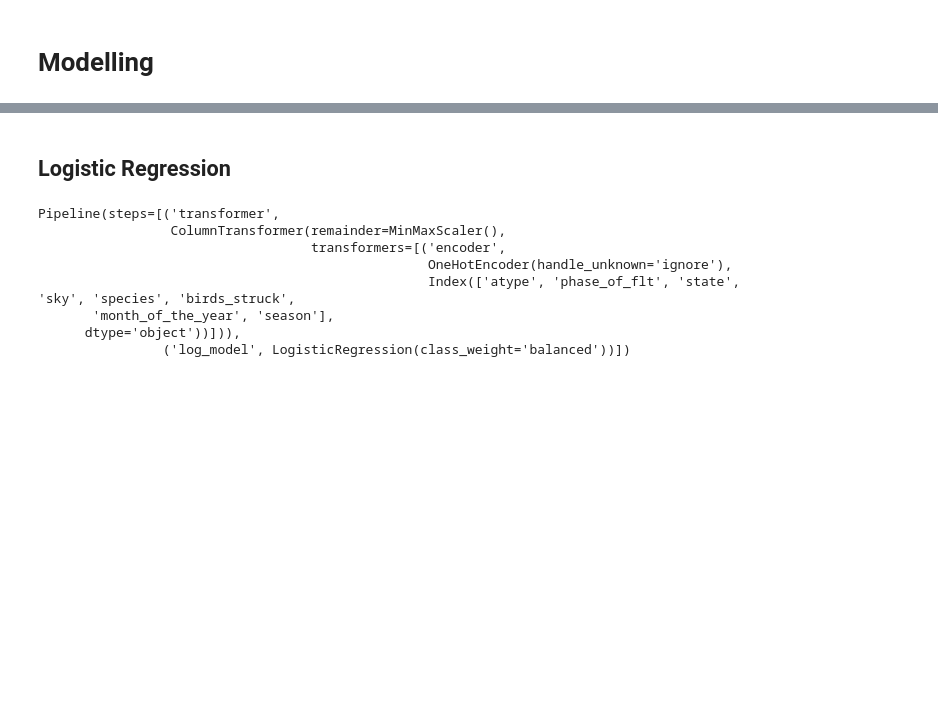
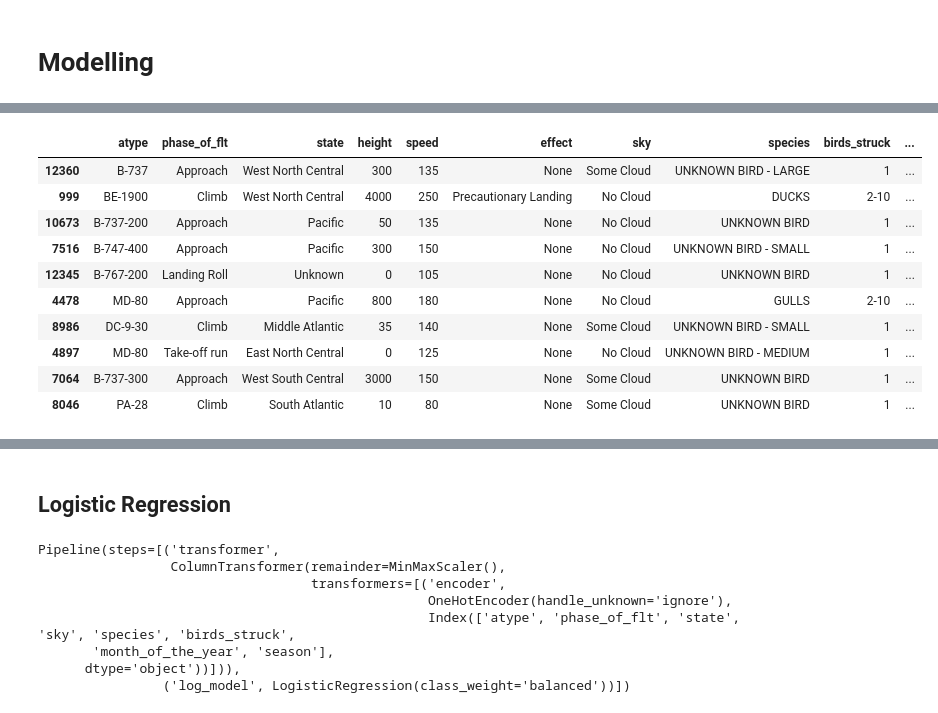
Before and after one commit to 0MADCAT0/ML_Projects, a Jupyter notebook: Bird_Strike_Effects/ML_Phase_1.ipynb, the cells around one changed output, grey strips where cells are left out. Saved outputs shown, nothing was run; the diff lists cells and outputs as text; code cells hidden in the pictures; blank space fills up the shorter version.

```diff
--- a/Bird_Strike_Effects/ML_Phase_1.ipynb
+++ b/Bird_Strike_Effects/ML_Phase_1.ipynb
@@ -188,0 +239,16 @@ ordinal_transformer = ColumnTransformer(
+# %%
+df_cluster["clusters"] = clusters
+
+df_cluster.sample(10)
+# %% [output]
+|  | atype | phase_of_flt | state | height | speed | effect | sky | species | birds_struck | ... |
+| 12360 | B-737 | Approach | West North Central | 300 | 135 | None | Some Cloud | UNKNOWN BIRD - LARGE | 1 | ... |
+| 999 | BE-1900 | Climb | West North Central | 4000 | 250 | Precautionary Landing | No Cloud | DUCKS | 2-10 | ... |
+| 10673 | B-737-200 | Approach | Pacific | 50 | 135 | None | No Cloud | UNKNOWN BIRD | 1 | ... |
+| 7516 | B-747-400 | Approach | Pacific | 300 | 150 | None | No Cloud | UNKNOWN BIRD - SMALL | 1 | ... |
+| 12345 | B-767-200 | Landing Roll | Unknown | 0 | 105 | None | No Cloud | UNKNOWN BIRD | 1 | ... |
+| 4478 | MD-80 | Approach | Pacific | 800 | 180 | None | No Cloud | GULLS | 2-10 | ... |
+| 8986 | DC-9-30 | Climb | Middle Atlantic | 35 | 140 | None | Some Cloud | UNKNOWN BIRD - SMALL | 1 | ... |
+| 4897 | MD-80 | Take-off run | East North Central | 0 | 125 | None | No Cloud | UNKNOWN BIRD - MEDIUM | 1 | ... |
+| 7064 | B-737-300 | Approach | West South Central | 3000 | 150 | None | Some Cloud | UNKNOWN BIRD | 1 | ... |
+| 8046 | PA-28 | Climb | South Atlantic | 10 | 80 | None | Some Cloud | UNKNOWN BIRD | 1 | ... |
```
Also changed, not shown: parts of 28 cells of this notebook, 3 other files.
